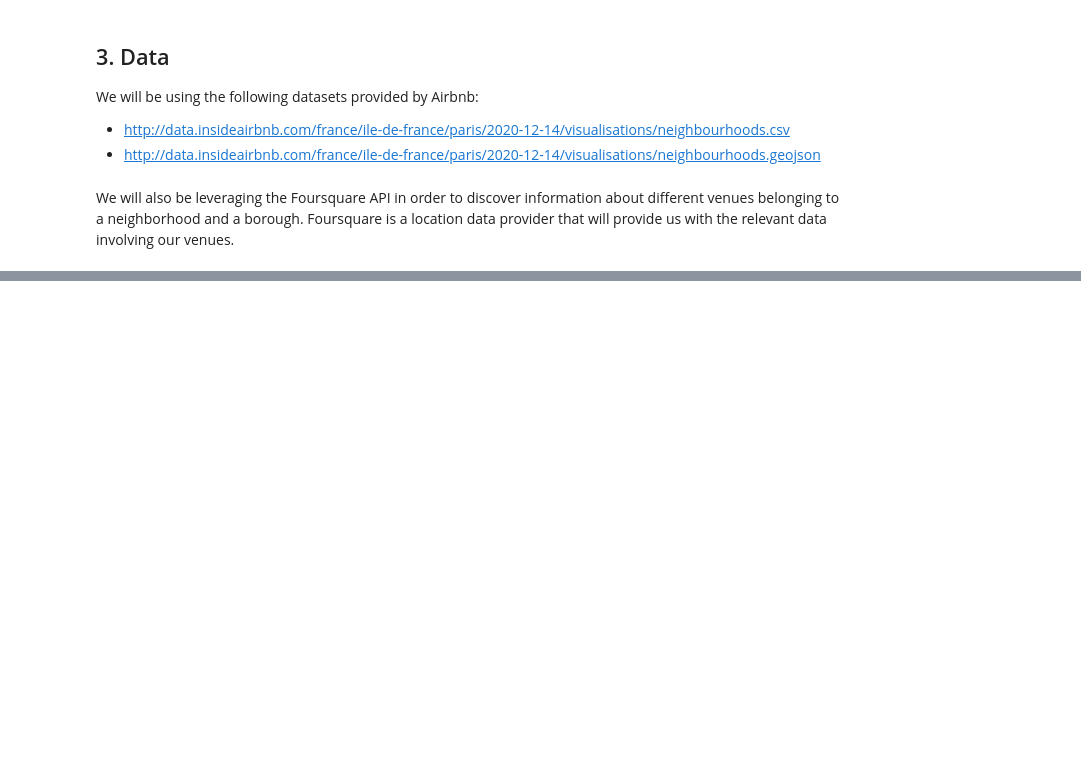
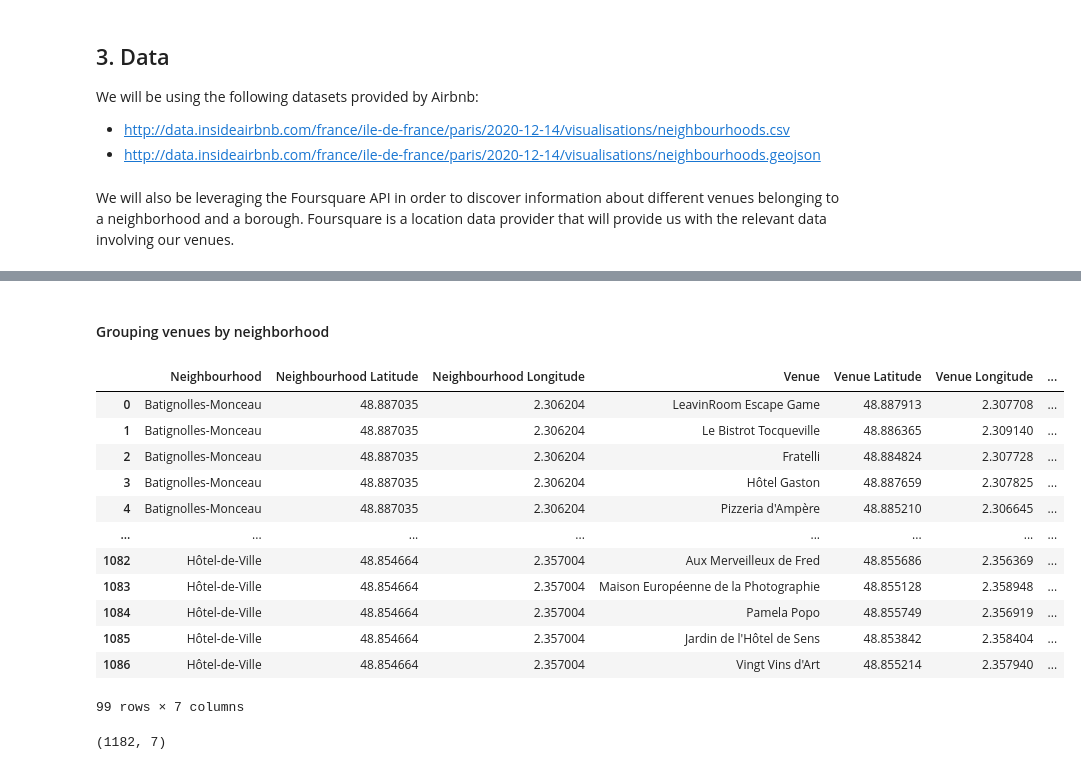
Before and after one commit to zinebmerzak/Coursera_Capstone, a Jupyter notebook: Battle-of-the-Neighborhoods-1.ipynb, the cells around one changed output, grey strips where cells are left out. Saved outputs shown, nothing was run; the diff lists cells and outputs as text; code cells hidden in the pictures; blank space fills up the shorter version.

```diff
--- a/Battle-of-the-Neighborhoods-1.ipynb
+++ b/Battle-of-the-Neighborhoods-1.ipynb
@@ -18,0 +157,41 @@
+# %%
+def getNearbyVenues(names, latitudes, longitudes):
+    radius=500
+    LIMIT=100
+    venues_list=[]
+    for name, lat, lng in zip(names, latitudes, longitudes):
+        print(name)
+
+        # create the API request URL
+        url = 'https://api.foursquare.com/v2/venues/explore?&client_id={}&client_secret={}&v={}&ll={},{}&radius={}&limit={}'.format(
+            CLIENT_ID,
+            CLIENT_SECRET,
+            VERSION,
+            lat,
+            lng,
+            radius,
+            LIMIT)
+
+        # make the GET request
+        results = requests.get(url).json()["response"]['groups'][0]['items']
+
+        # return only relevant information for each nearby venue
+        venues_list.append([(
+            name,
+            lat,
+            lng,
+            v['venue']['name'],
+            v['venue']['location']['lat'],
+            v['venue']['location']['lng'],
+            v['venue']['categories'][0]['name']) for v in results])
+
+    nearby_venues = pd.DataFrame([item for venue_list in venues_list for item in venue_list])
+    nearby_venues.columns = ['Neighbourhood',
+                  'Neighbourhood Latitude',
+                  'Neighbourhood Longitude',
+                  'Venue',
+                  'Venue Latitude',
+                  'Venue Longitude',
+                  'Venue Category']
+
+    return(nearby_venues)
@@ -18,0 +221,22 @@
+# %% [markdown]
+<h4>Grouping venues by neighborhood</h4>
+# %%
+paris_venues.groupby('Neighbourhood').head()
+# %% [output]
+|  | Neighbourhood | Neighbourhood Latitude | Neighbourhood Longitude | Venue | Venue Latitude | Venue Longitude | ... |
+| 0 | Batignolles-Monceau | 48.887035 | 2.306204 | LeavinRoom Escape Game | 48.887913 | 2.307708 | ... |
+| 1 | Batignolles-Monceau | 48.887035 | 2.306204 | Le Bistrot Tocqueville | 48.886365 | 2.309140 | ... |
+| 2 | Batignolles-Monceau | 48.887035 | 2.306204 | Fratelli | 48.884824 | 2.307728 | ... |
+| 3 | Batignolles-Monceau | 48.887035 | 2.306204 | Hôtel Gaston | 48.887659 | 2.307825 | ... |
+| 4 | Batignolles-Monceau | 48.887035 | 2.306204 | Pizzeria d'Ampère | 48.885210 | 2.306645 | ... |
+| ... | ... | ... | ... | ... | ... | ... | ... |
+| 1082 | Hôtel-de-Ville | 48.854664 | 2.357004 | Aux Merveilleux de Fred | 48.855686 | 2.356369 | ... |
+| 1083 | Hôtel-de-Ville | 48.854664 | 2.357004 | Maison Européenne de la Photographie | 48.855128 | 2.358948 | ... |
+| 1084 | Hôtel-de-Ville | 48.854664 | 2.357004 | Pamela Popo | 48.855749 | 2.356919 | ... |
+| 1085 | Hôtel-de-Ville | 48.854664 | 2.357004 | Jardin de l'Hôtel de Sens | 48.853842 | 2.358404 | ... |
+| 1086 | Hôtel-de-Ville | 48.854664 | 2.357004 | Vingt Vins d'Art | 48.855214 | 2.357940 | ... |
+99 rows × 7 columns
+# %%
+paris_venues.shape
+# %% [output]
+(1182, 7)
```
Also changed, not shown: parts of 65 cells of this notebook.
